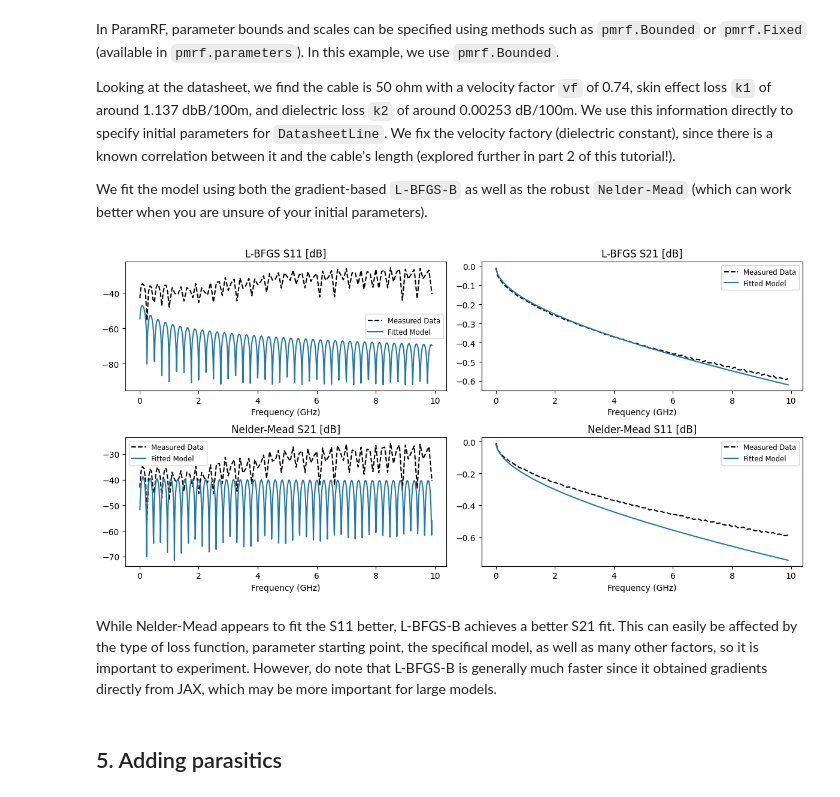
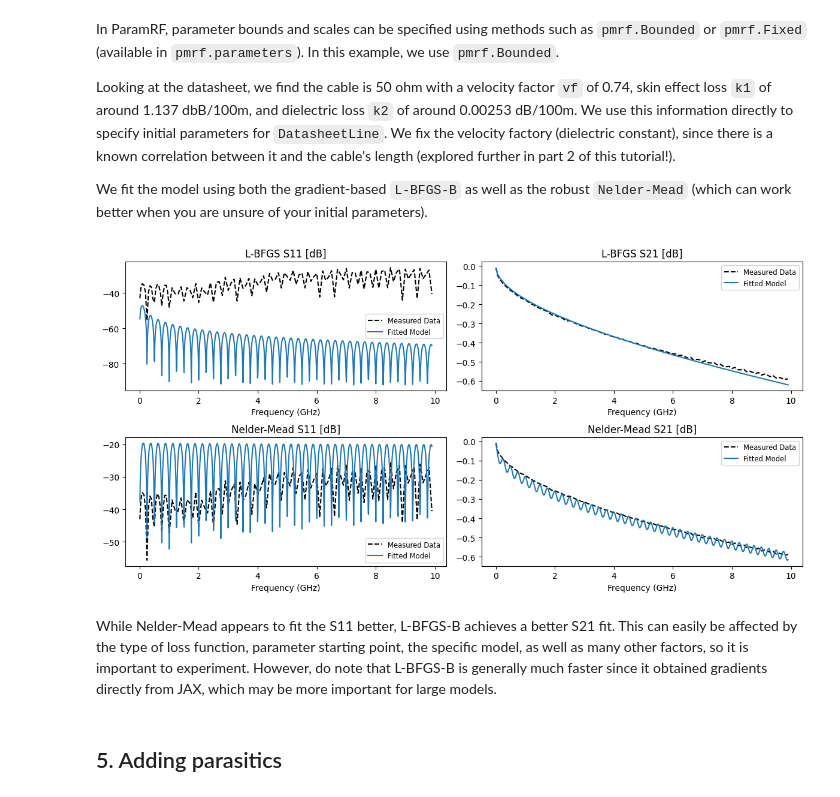
Before and after one commit to gvcallen/paramrf, a Jupyter notebook: docs/tutorials/1_cable_fitting.ipynb, the cells around one changed output. Cells and saved outputs as stored; diff of their text form; code cells hidden in the pictures.

```diff
--- a/docs/tutorials/1_cable_fitting.ipynb
+++ b/docs/tutorials/1_cable_fitting.ipynb
@@ -70,38 +70,38 @@ We fit the model using both the gradient-based `L-BFGS-B` as well as the robust
 # %%
 from pmrf.optimize import ScipyMinimize
 
 # Specify prior model parameters
 baseline_model = prf.models.DatasheetLine(
     length=prf.Bounded(prf.math.feet_2_meter(1.4), prf.math.feet_2_meter(1.6)),
     zn=prf.Bounded(45.0, 55.0),
     vf=prf.Fixed(0.74),
     k1=prf.Bounded(1.0, 1.3),
     k2=prf.Bounded(2.0, 3.0, scale=1e-3),
 )
 # Fit the model
 baseline_lbfgs_results = prf.fitting.fit(baseline_model, measured, solver=ScipyMinimize(method='L-BFGS-B'))
 baseline_nelder_results = prf.fitting.fit(baseline_model, measured, solver=ScipyMinimize(method='Nelder-Mead'))
 
 # Plot the results. We pass a separate frequency to plot the model at a higher resolution
 freq_plot = prf.Frequency(
     measured.frequency.f_scaled[0],
     measured.frequency.f_scaled[-1],
     1001,
     'GHz',
 )
 fig, axes = plt.subplots(2, 2, figsize=(12, 6))
 baseline_lbfgs_results.plot_s_db(m=0, n=0, ax=axes[0,0], model_frequency=freq_plot)
 baseline_lbfgs_results.plot_s_db(m=1, n=0, ax=axes[0,1], model_frequency=freq_plot)
 baseline_nelder_results.plot_s_db(m=0, n=0, ax=axes[1,0], model_frequency=freq_plot)
 _ = baseline_nelder_results.plot_s_db(m=1, n=0, ax=axes[1,1], model_frequency=freq_plot)
 axes[0,0].set_title('L-BFGS S11 [dB]')
 axes[0,1].set_title('L-BFGS S21 [dB]')
-axes[1,0].set_title('Nelder-Mead S21 [dB]')
-_ = axes[1,1].set_title('Nelder-Mead S11 [dB]')
+axes[1,0].set_title('Nelder-Mead S11 [dB]')
+_ = axes[1,1].set_title('Nelder-Mead S21 [dB]')
 # %% [output]
-[figure, old version]
+[figure, new version]
 # %% [markdown]
-While Nelder-Mead appears to fit the S11 better, L-BFGS-B achieves a better S21 fit. This can easily be affected by the type of loss function, parameter starting point, the specifical model, as well as many other factors, so it is important to experiment. However, do note that L-BFGS-B is generally much faster since it obtained gradients directly from JAX, which may be more important for large models.
+While Nelder-Mead appears to fit the S11 better, L-BFGS-B achieves a better S21 fit. This can easily be affected by the type of loss function, parameter starting point, the specific model, as well as many other factors, so it is important to experiment. However, do note that L-BFGS-B is generally much faster since it obtained gradients directly from JAX, which may be more important for large models.
 # %% [markdown]
 ## 5. Adding parasitics
 # %% [markdown]
```
Also changed, not shown: parts of 3 cells of this notebook, 13 other files.
